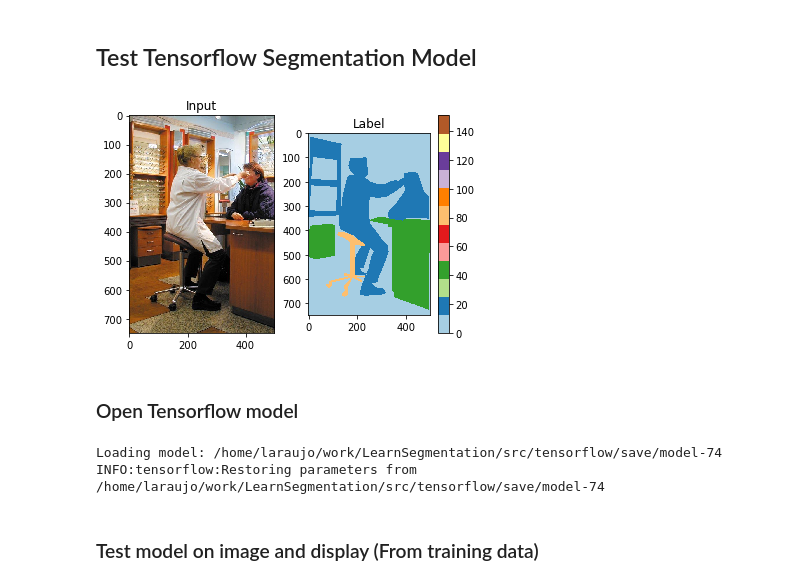
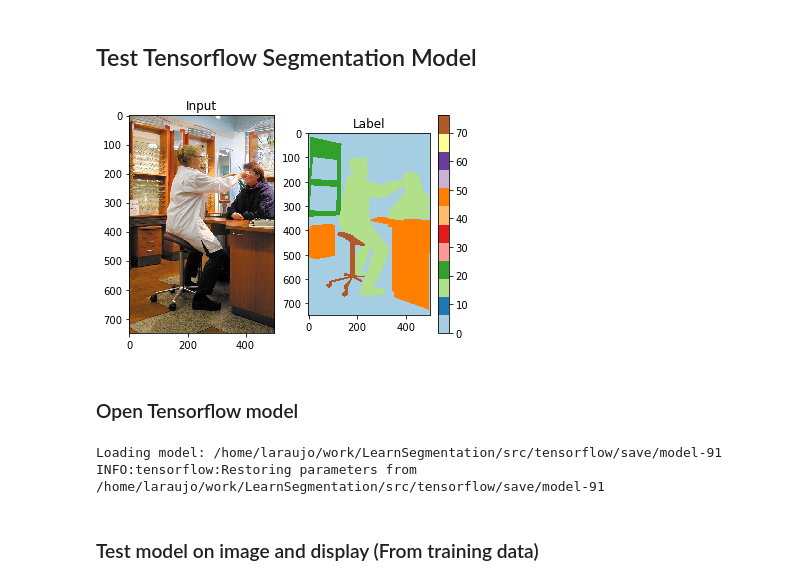
Before and after one commit to leonardoaraujosantos/LearnSegmentation, a Jupyter notebook: src/notebooks/Tensorflow_Segmentation.ipynb, the cells around one changed output. Drawn from its saved outputs; the diff is of its cells as text; code cells hidden in the pictures.

```diff
--- a/src/notebooks/Tensorflow_Segmentation.ipynb
+++ b/src/notebooks/Tensorflow_Segmentation.ipynb
@@ -24,18 +24,18 @@ segmentation_type = 'fcn'
 # %%
 fig = plt.figure()
 a=fig.add_subplot(1,2,1)
 img_input = misc.imread(IMAGE_TEST)
 img_label = misc.imread(IMAGE_GT)
 plt.imshow(img_input)
 a.set_title('Input')
 a=fig.add_subplot(1,2,2)
-plt.imshow(img_label, cmap=cm.Paired ,vmin=0, vmax=151)
+plt.imshow(img_label, cmap=cm.Paired ,vmin=np.min(img_label), vmax=np.max(img_label))
 #plt.imshow(img_label)
 a.set_title('Label')
 plt.colorbar()
 plt.show()
 # %% [output]
-[figure, old version]
+[figure, new version]
 # %% [markdown]
 ### Open Tensorflow model
 # %%
@@ -47,12 +47,12 @@ else:
     os.environ["CUDA_VISIBLE_DEVICES"] = ""
 
 # Build model
-if segmentation_type == 'fcn':
-    segmentation_model = models.FullyConvolutionalNetworks(training_mode = False)
-elif mode.lower() == 'deconvnet':
-    segmentation_model = models.FullyConvolutionalNetworks(training_mode = False)
-elif mode.lower() == 'segnet':
-    segmentation_model = models.FullyConvolutionalNetworks(training_mode = False)
+if segmentation_type.lower() == 'segnet':
+    segmentation_model = models.SegnetNoConnected(training_mode = False)
+elif segmentation_type.lower() == 'segnet_connected':
+    segmentation_model = models.SegnetConnected(training_mode = False)
+elif segmentation_type.lower() == 'segnet_connected_gate':
+    segmentation_model = models.SegnetConnectedGate(training_mode = False)
 else:
     segmentation_model = models.FullyConvolutionalNetworks(training_mode = False)
 
@@ -67,8 +67,8 @@ sess = tf.InteractiveSession()
 saver = tf.train.Saver()
 saver.restore(sess, MODEL_FOLDER)
 # %% [output]
-Loading model: /home/laraujo/work/LearnSegmentation/src/tensorflow/save/model-74
-INFO:tensorflow:Restoring parameters from /home/laraujo/work/LearnSegmentation/src/tensorflow/save/model-74
+Loading model: /home/laraujo/work/LearnSegmentation/src/tensorflow/save/model-91
+INFO:tensorflow:Restoring parameters from /home/laraujo/work/LearnSegmentation/src/tensorflow/save/model-91
 # %% [markdown]
 ### Test model on image and display (From training data)
 # %%
```
Also changed, not shown: parts of 3 cells of this notebook, 8 other files.
